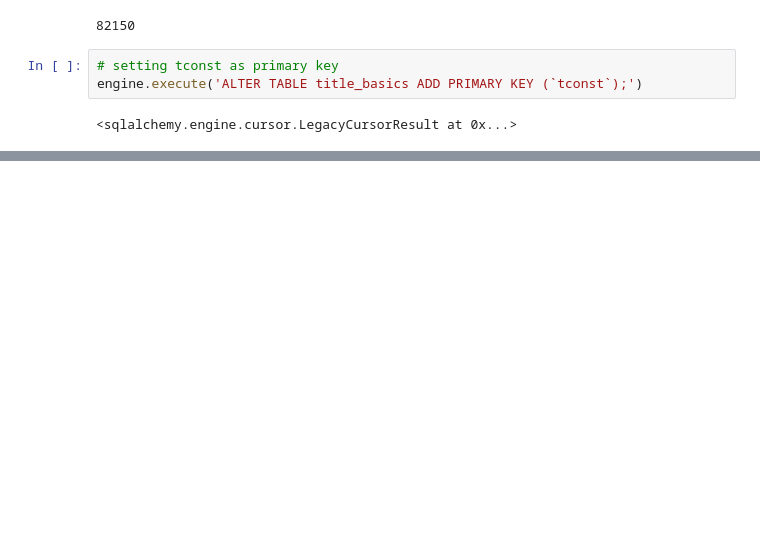
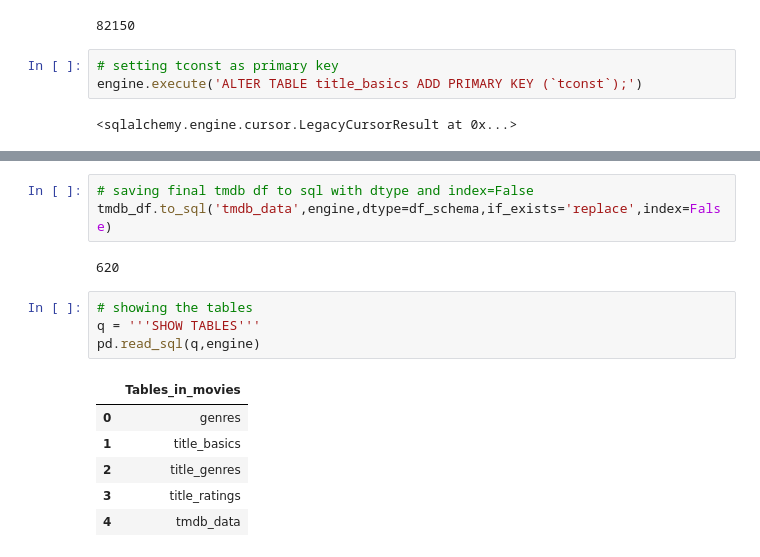
Before and after one commit to bradshawjoshua/MovieTime_Analysis, a Jupyter notebook: TMDB Movies Analysis MySQL Database.ipynb, the cells around one changed output, grey strips where cells are left out. Cells and saved outputs as stored; diff of their text form; blank space fills up the shorter version.

```diff
--- a/TMDB Movies Analysis MySQL Database.ipynb
+++ b/TMDB Movies Analysis MySQL Database.ipynb
@@ -255,0 +302,16 @@ engine.execute('ALTER TABLE title_basics ADD PRIMARY KEY (`tconst`);')
+# %%
+# saving final tmdb df to sql with dtype and index=False
+tmdb_df.to_sql('tmdb_data',engine,dtype=df_schema,if_exists='replace',index=False)
+# %% [output]
+620
+# %%
+# showing the tables
+q = '''SHOW TABLES'''
+pd.read_sql(q,engine)
+# %% [output]
+|  | Tables_in_movies |
+| 0 | genres |
+| 1 | title_basics |
+| 2 | title_genres |
+| 3 | title_ratings |
+| 4 | tmdb_data |
```
Also changed, not shown: parts of 15 cells of this notebook.
